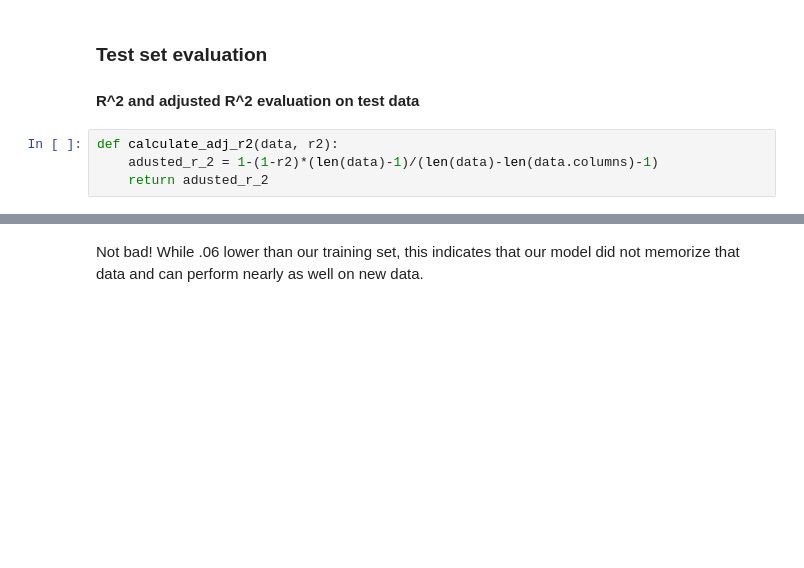
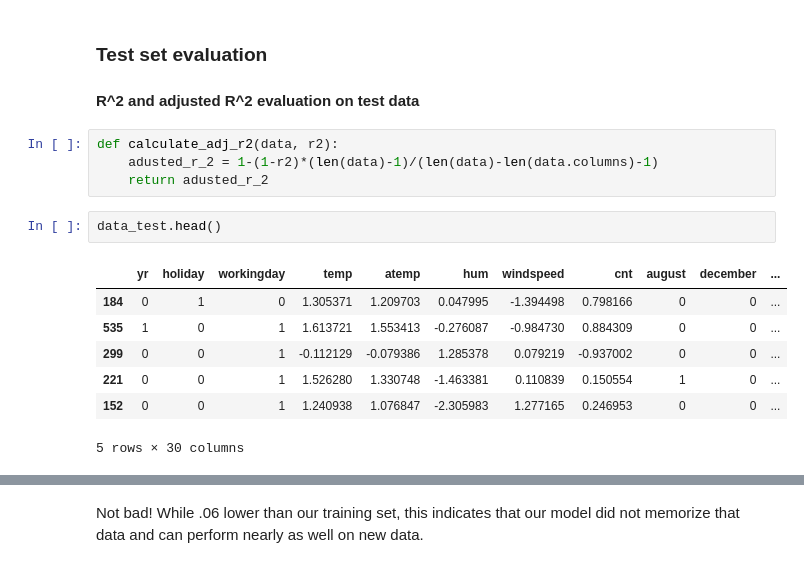
Before and after one commit to justinhtn/bike-share-demand, a Jupyter notebook: JustinHoughton-LinearRegression.ipynb, the cells around one changed output, grey strips where cells are left out. Saved outputs shown, nothing was run; the diff lists cells and outputs as text; blank space fills up the shorter version.

```diff
--- a/JustinHoughton-LinearRegression.ipynb
+++ b/JustinHoughton-LinearRegression.ipynb
@@ -766,6 +722,16 @@ We do see that y_train and y_pred are linearly correlated.
 def calculate_adj_r2(data, r2):
     adusted_r_2 = 1-(1-r2)*(len(data)-1)/(len(data)-len(data.columns)-1)
     return adusted_r_2
+# %%
+data_test.head()
+# %% [output]
+|  | yr | holiday | workingday | temp | atemp | hum | windspeed | cnt | august | december | ... |
+| 184 | 0 | 1 | 0 | 1.305371 | 1.209703 | 0.047995 | -1.394498 | 0.798166 | 0 | 0 | ... |
+| 535 | 1 | 0 | 1 | 1.613721 | 1.553413 | -0.276087 | -0.984730 | 0.884309 | 0 | 0 | ... |
+| 299 | 0 | 0 | 1 | -0.112129 | -0.079386 | 1.285378 | 0.079219 | -0.937002 | 0 | 0 | ... |
+| 221 | 0 | 0 | 1 | 1.526280 | 1.330748 | -1.463381 | 0.110839 | 0.150554 | 1 | 0 | ... |
+| 152 | 0 | 0 | 1 | 1.240938 | 1.076847 | -2.305983 | 1.277165 | 0.246953 | 0 | 0 | ... |
+5 rows × 30 columns
 # %%
 # creating test predictor feature dataframe and target feature frame
 y_test = data_test.pop('cnt')
```
Also changed, not shown: parts of 53 cells of this notebook, 1 other file.
